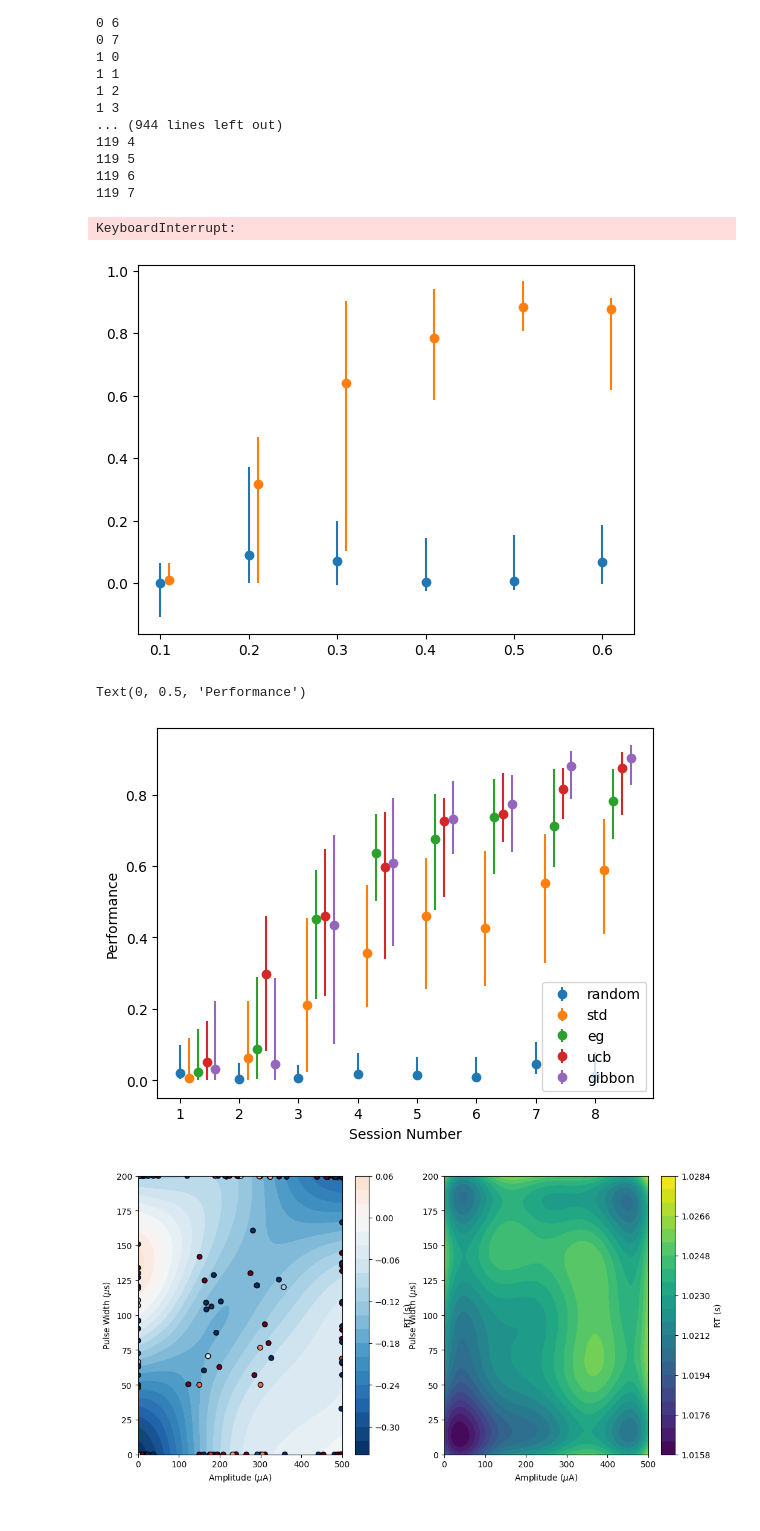
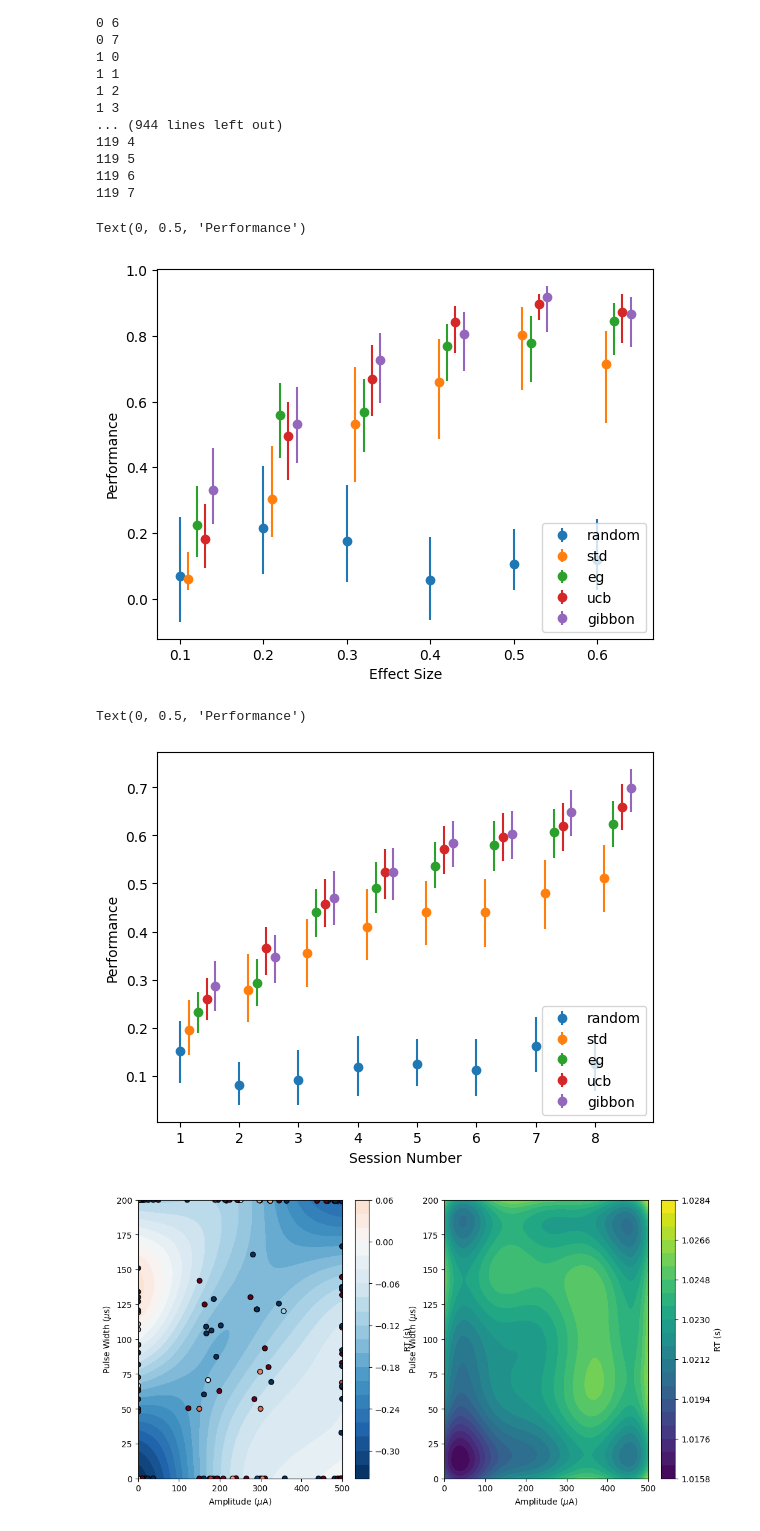
Before and after one commit to tne-lab/NeuroOptimizationPaper, a Jupyter notebook: figure2.ipynb, the cells around one changed output. Drawn from its saved outputs; the diff is of its cells as text; code cells hidden in the pictures.

Commit message:
Added results for UCB and GIBBON

```diff
--- a/figure2.ipynb
+++ b/figure2.ipynb
@@ -104,7 +104,7 @@ standard_bounds[1] = 1
 n_session = 8
 n_trial = 150
 
-aq_name = 'eg'
+aq_name = 'ucb'
 
 class EGProblem(Problem):
     def __init__(self, model, sim):
@@ -237,3 +219,23 @@ with open(f'outcomes/outcomes_{aq_name}_2.pickle', 'wb') as handle:
+# %%
+from botorch.exceptions import BotorchWarning
+import warnings
+from botorch.optim import optimize_acqf
+
+aq_name = 'ucb'
+with open('sims_100_01-06_2.pickle', 'rb') as handle:
+    sims = pickle.load(handle)
+with open(f'outcomes/outcomes_{aq_name}_2.pickle', 'rb') as handle:
+    results = pickle.load(handle)
+
+tkwargs = {"dtype": torch.double, "device": 'cuda'}
+bounds = [(0, 0), (500, 200)]
+tensor_bounds = torch.atleast_2d(torch.tensor(bounds, **tkwargs))
+init_params = [[0, 150, 300, 300, 150, 0], [0, 0, 0, 50, 50, 50]]
+standard_bounds = torch.zeros(2, 2, **tkwargs)
+standard_bounds[1] = 1
+n_session = 8
+n_trial = 150
+warnings.simplefilter("ignore", BotorchWarning)
 # %%
 from botorch.acquisition import PosteriorMean
 
@@ -322,34 +324,34 @@ with open(f'outcomes/performance_random.pickle', 'wb') as handle:
 # %%
 import os
 from scipy.stats import bootstrap
 
 acqfs = ['random', 'std', 'eg', 'ucb', 'gibbon']
 effect_sizes = np.asarray([0.1, 0.2, 0.3, 0.4, 0.5, 0.6])
 fig = plt.figure()
 for i, acq in enumerate(acqfs):
     with open(f'outcomes/performance_{acq}.pickle', 'rb') as handle:
         performance = pickle.load(handle)
     j = 2
     perf_mat = np.asarray(performance)
     while os.path.isfile(f'outcomes/performance_{acq}_{j}.pickle'):
         with open(f'outcomes/performance_{acq}_{j}.pickle', 'rb') as handle:
             perf_mat = np.concatenate((perf_mat, np.asarray(pickle.load(handle))), axis=0)
         j += 1
     conditions = perf_mat[:,-1].reshape((int(perf_mat.shape[0]/6), 6))
-    m_c = np.median(conditions, axis=0)
+    m_c = np.mean(conditions, axis=0)
     l_c = np.zeros_like(m_c)
     h_c = np.zeros_like(m_c)
     for j in range(conditions.shape[1]):
-        res = bootstrap((conditions[:,j],), np.median, n_resamples=1000)
+        res = bootstrap((conditions[:,j],), np.mean, n_resamples=1000)
         l_c[j] = res.confidence_interval.low
         h_c[j] = res.confidence_interval.high
     plt.errorbar(effect_sizes + i * 0.01, m_c, yerr=(m_c-l_c, h_c-m_c), linestyle='none', marker='o')
 plt.legend(acqfs, loc='lower right')
 plt.xlabel('Effect Size')
 plt.ylabel('Performance')
 # %% [output]
-KeyboardInterrupt:
+Text(0, 0.5, 'Performance')
-[figure, old version]
+[figure, new version]
 # %%
 from scipy.stats import bootstrap
 
@@ -360,11 +362,16 @@ for i, acq in enumerate(acqfs):
     with open(f'outcomes/performance_{acq}.pickle', 'rb') as handle:
         performance = pickle.load(handle)
     perf_mat = np.asarray(performance)
-    m_c = np.median(perf_mat, axis=0)
+    j = 2
+    while os.path.isfile(f'outcomes/performance_{acq}_{j}.pickle'):
+        with open(f'outcomes/performance_{acq}_{j}.pickle', 'rb') as handle:
+            perf_mat = np.concatenate((perf_mat, np.asarray(pickle.load(handle))), axis=0)
+        j += 1
+    m_c = np.mean(perf_mat, axis=0)
     l_c = np.zeros_like(m_c)
     h_c = np.zeros_like(m_c)
     for j in range(perf_mat.shape[1]):
-        res = bootstrap((perf_mat[:,j],), np.median, n_resamples=1000)
+        res = bootstrap((perf_mat[:,j],), np.mean, n_resamples=1000)
         l_c[j] = res.confidence_interval.low
         h_c[j] = res.confidence_interval.high
     plt.errorbar(np.arange(1,9) + i * 0.15, m_c, yerr=(m_c - l_c, h_c-m_c), linestyle='none', marker='o')
@@ -373,7 +380,7 @@ plt.xlabel('Session Number')
 plt.ylabel('Performance')
 # %% [output]
 Text(0, 0.5, 'Performance')
-[figure, old version]
+[figure, new version]
 # %%
 fig = plt.figure(figsize=(12, 6))
 ax = fig.add_subplot(121)
```
Also changed, not shown: parts of 1 cell of this notebook, 4 other files.
